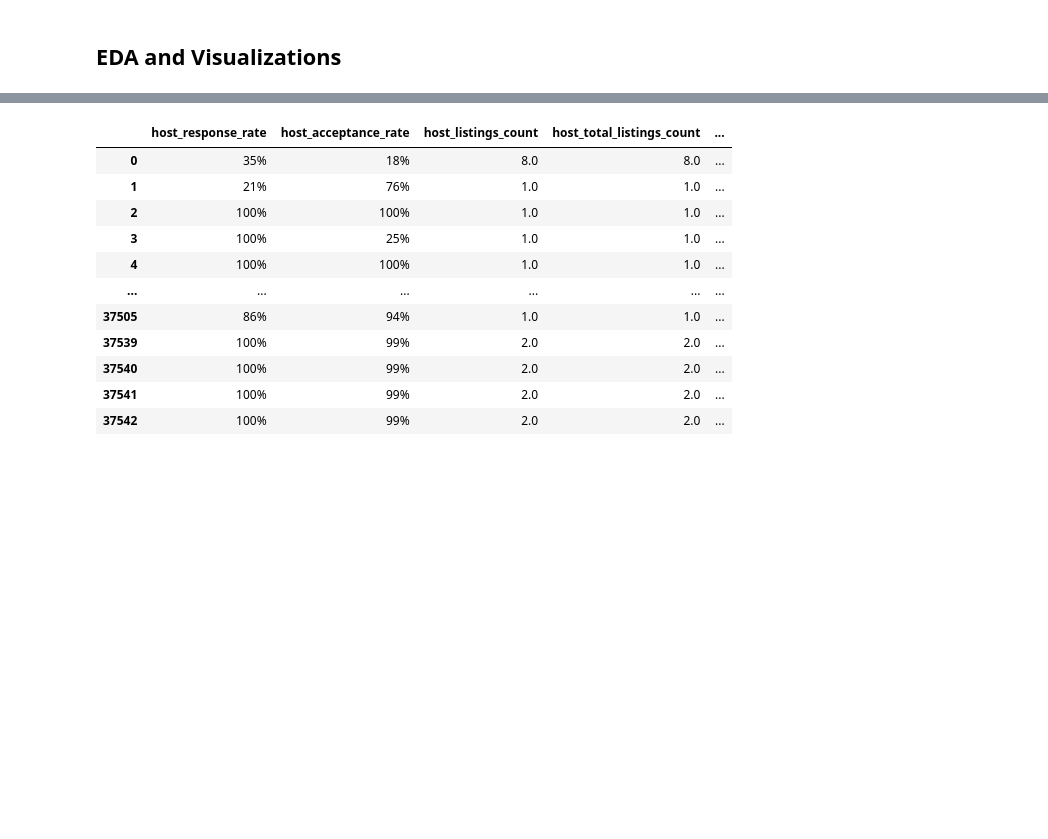
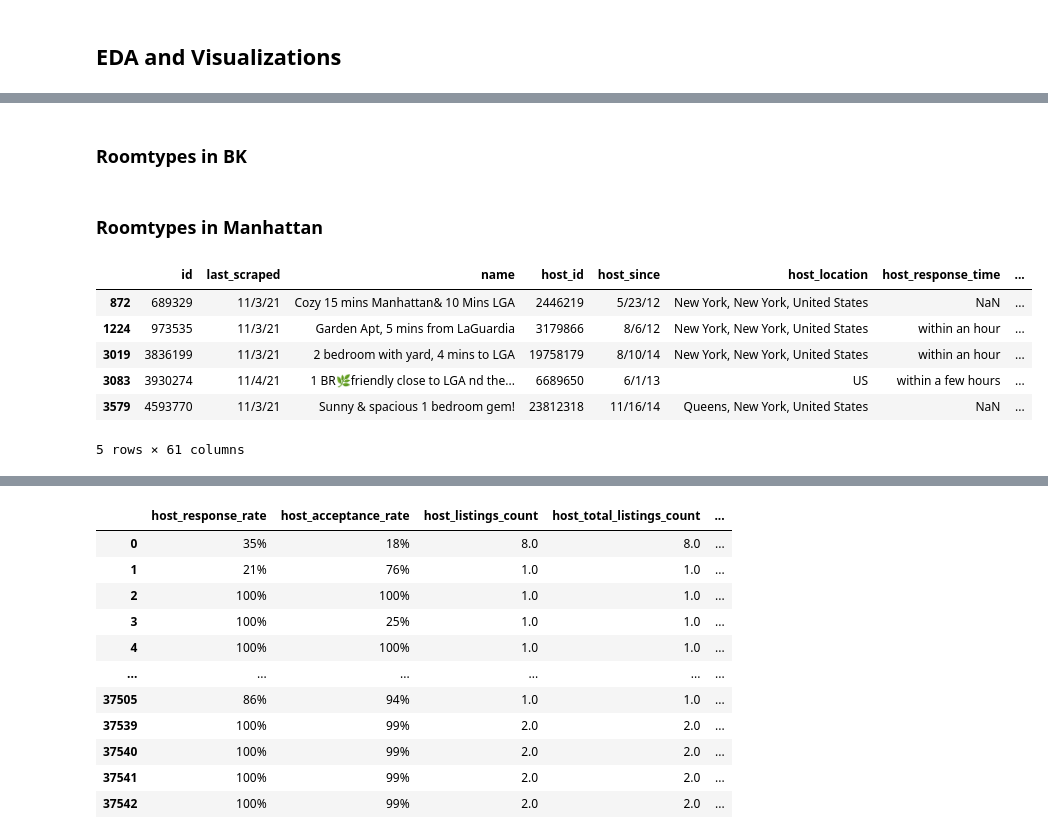
Before and after one commit to Lupercio421/STAT-724, a Jupyter notebook: Final_Project/data_cleaning.ipynb, the cells around one changed output, grey strips where cells are left out. Cells and saved outputs as stored; diff of their text form; code cells hidden in the pictures; blank space fills up the shorter version.

```diff
--- a/Final_Project/data_cleaning.ipynb
+++ b/Final_Project/data_cleaning.ipynb
@@ -70,3 +64,5 @@ abnb_queens_df = abnb[abnb.neighbourhood_group_cleansed == 'Queens']
 
 room_graph=px.histogram(abnb_queens_df, x="neighbourhood_cleansed",color = "room_type",title="Room types in Queens", template="plotly_dark")
 room_graph.show()
+# %% [markdown]
+### Roomtypes in BK
@@ -72,0 +74,2 @@ room_graph.show()
+# %% [markdown]
+### Roomtypes in Manhattan
@@ -72,0 +84,12 @@ room_graph.show()
+# %%
+abnb_east_elmhurst = abnb_queens_df[abnb_queens_df.neighbourhood_cleansed == "East Elmhurst"]
+abnb_east_elmhurst_affordable = abnb_east_elmhurst[abnb_east_elmhurst.price < '70']
+abnb_east_elmhurst_affordable.head()
+# %% [output]
+|  | id | last_scraped | name | host_id | host_since | host_location | host_response_time | ... |
+| 872 | 689329 | 11/3/21 | Cozy 15 mins Manhattan& 10 Mins LGA | 2446219 | 5/23/12 | New York, New York, United States | NaN | ... |
+| 1224 | 973535 | 11/3/21 | Garden Apt, 5 mins from LaGuardia | 3179866 | 8/6/12 | New York, New York, United States | within an hour | ... |
+| 3019 | 3836199 | 11/3/21 | 2 bedroom with yard, 4 mins to LGA | 19758179 | 8/10/14 | New York, New York, United States | within an hour | ... |
+| 3083 | 3930274 | 11/4/21 | 1 BR🌿friendly close to LGA nd the... | 6689650 | 6/1/13 | US | within a few hours | ... |
+| 3579 | 4593770 | 11/3/21 | Sunny & spacious 1 bedroom gem! | 23812318 | 11/16/14 | Queens, New York, United States | NaN | ... |
+5 rows × 61 columns
```
Also changed, not shown: parts of 28 cells of this notebook, 2 other files.
